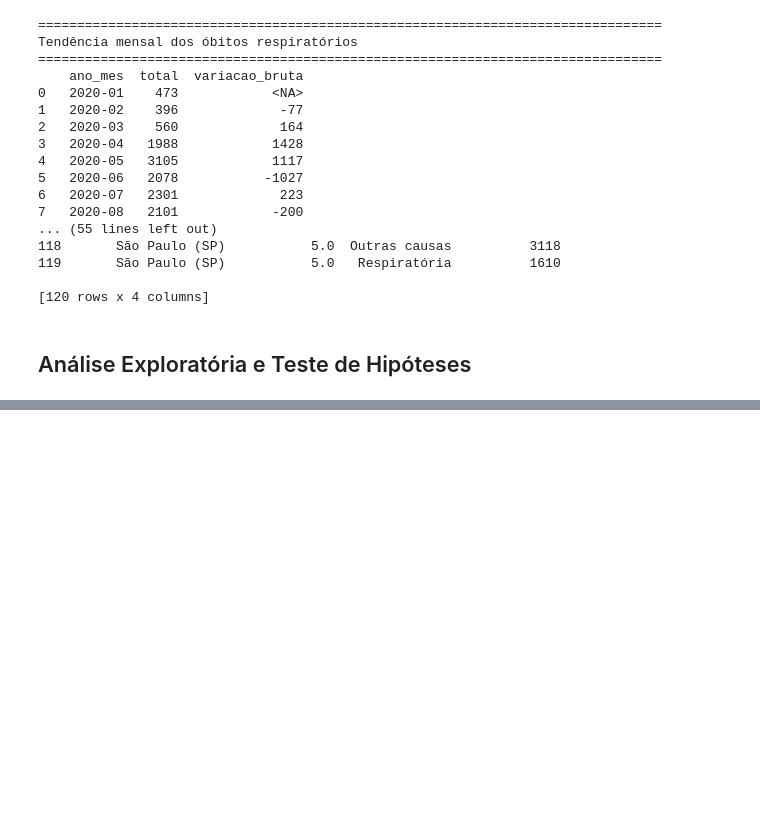
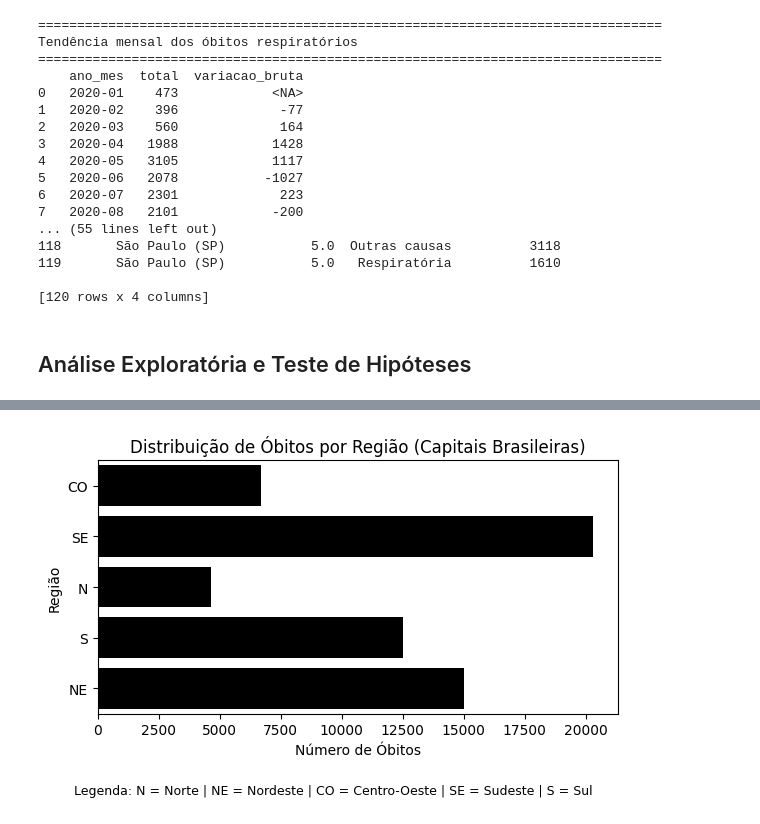
Before and after one commit to enzo-s-azevedo/analise-obitos-brasil-2020, a Jupyter notebook: notebook.ipynb, the cells around one changed output, grey strips where cells are left out. Cells and saved outputs as stored; diff of their text form; code cells hidden in the pictures; blank space fills up the shorter version.

Commit message:
Adicionando análise exploratória e teste de hipóteses - fixed #3

```diff
--- a/notebook.ipynb
+++ b/notebook.ipynb
@@ -333,0 +495,97 @@ Tendência mensal dos óbitos respiratórios
+# %%
+parquet = pd.read_parquet("filtradoParquet.parquet")
+
+# =============================================================================
+# H2: Capitais localizadas nas regiões Norte e Nordeste apresentaram maior proporção de óbitos por causas respiratórias em 2020 em comparação às demais regiões
+# =============================================================================
+
+print("\n" + "=" * 80)
+print("H2: Diferenças regionais na proporção de óbitos por doenças respiratórias")
+print("=" * 80)
+
+# ------------------------------------------------------------
+# Análise univariada
+# ------------------------------------------------------------
+
+print("=" * 80)
+print("H2 - Análise Univariada")
+print("=" * 80)
+
+plt.figure(figsize=(6,4))
+sns.countplot(y='REGIAO', data=parquet, color='black')
+plt.title('Distribuição de Óbitos por Região (Capitais Brasileiras)')
+plt.ylabel('Região')
+plt.xlabel('Número de Óbitos')
+plt.suptitle(
+    "Legenda: N = Norte | NE = Nordeste | CO = Centro-Oeste | SE = Sudeste | S = Sul",
+    fontsize=9, y=0.02, ha='center'
+)
+plt.tight_layout(rect=[0, 0.05, 1, 1])
+plt.show()
+
+# ------------------------------------------------------------
+# Análise bivariada
+# ------------------------------------------------------------
+
+print("=" * 80)
+print("H2 - Análise Bivariada")
+print("=" * 80)
+
+plt.figure(figsize=(8,5))
+
+ax = sns.barplot(
+    x='REGIAO',
+    y='DOENCA_RESPIRATORIA',
+    data=parquet,
+    estimator=np.mean,
+    ci=None,
+    color='black'
+)
+
+plt.title('Proporção de Óbitos por Doença Respiratória por Região (2020)')
+plt.xlabel('Região')
+plt.ylabel('Proporção de Óbitos Respiratórios')
+
+for p in ax.patches:
+    height = p.get_height()
+    ax.text(
+        p.get_x() + p.get_width() / 2,
+        height + 0.005,
+        f'{height:.3f}',
+        ha='center', va='bottom',
+        fontsize=9, color='black'
+    )
+
+plt.suptitle(
+    "Legenda: N = Norte | NE = Nordeste | CO = Centro-Oeste | SE = Sudeste | S = Sul",
+    fontsize=9, y=0.02, ha='center'
+)
+plt.tight_layout(rect=[0, 0.05, 1, 1])
+plt.show()
+
+# ------------------------------------------------------------
+# Teste de hipótese H2 (Teste T de Student)
+# ------------------------------------------------------------
+
+print("=" * 80)
+print("H2 - Teste de Hipótese")
+print("=" * 80)
+
+print("H₀ (Hipótese nula): Não há diferença significativa na proporção de óbitos por doenças respiratórias entre as regiões Norte/Nordeste e as demais regiões.")
+print("H₁ (Hipótese alternativa): As regiões Norte e Nordeste apresentam proporção significativamente maior de óbitos por doenças respiratórias.\n")
+
+# Norte/Nordeste vs Demais Regiões
+grupo_norte_ne = parquet[parquet['REGIAO'].isin(['N', 'NE'])]['DOENCA_RESPIRATORIA']
+grupo_outras = parquet[~parquet['REGIAO'].isin(['N', 'NE'])]['DOENCA_RESPIRATORIA']
+
+t_stat, p_valor = ttest_ind(grupo_norte_ne, grupo_outras, equal_var=False)
+
+print("\n--- Teste T de Student ---")
+print(f"Estatística t: {t_stat:.4f}")
+print(f"p-valor: {p_valor:.6f}")
+
+if p_valor < 0.05:
+    print("Rejeita-se H0: As regiões Norte e Nordeste apresentam proporção significativamente maior de óbitos por doenças respiratórias.")
+else:
+    print("Falha em rejeitar H0: Não há evidência de diferença significativa entre as regiões.")
+# %% [output]
@@ -333,0 +598 @@ Tendência mensal dos óbitos respiratórios
+[figure, added]
```
Also changed, not shown: parts of 6 cells of this notebook.
